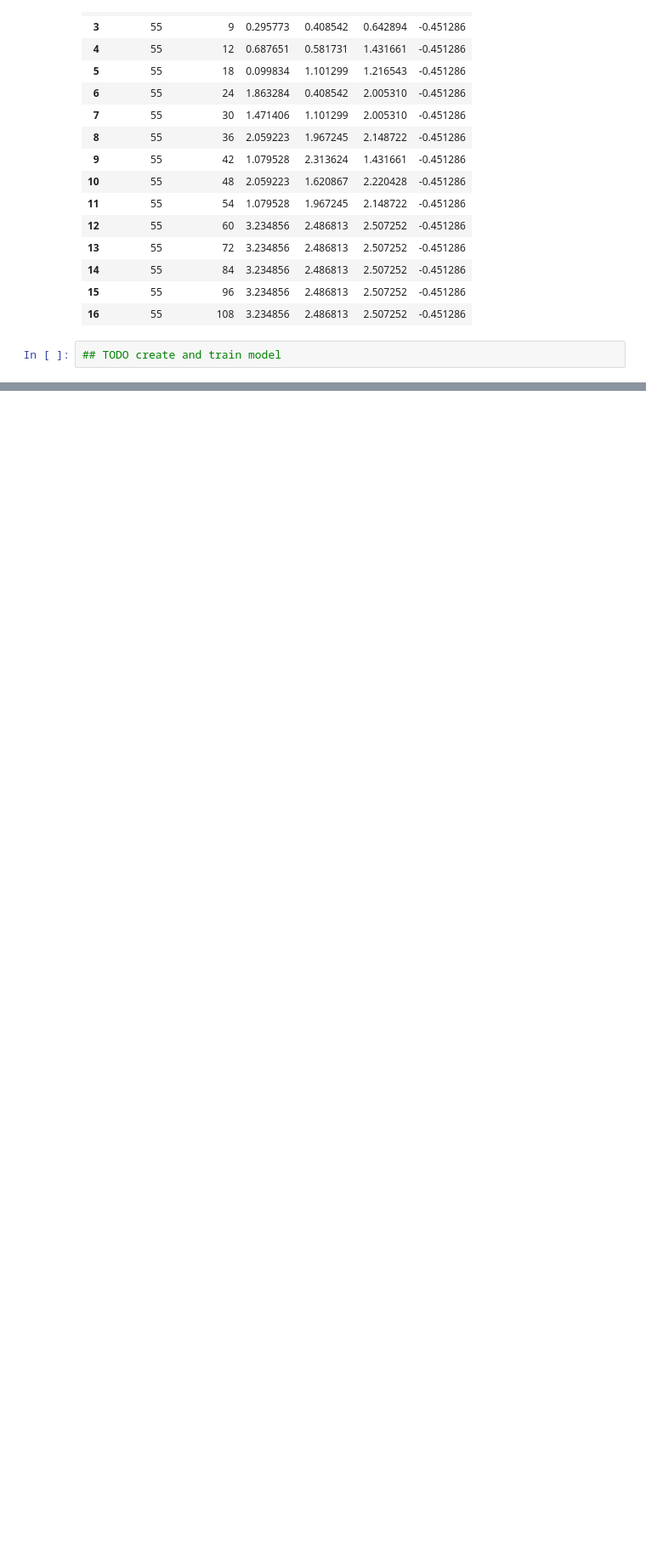
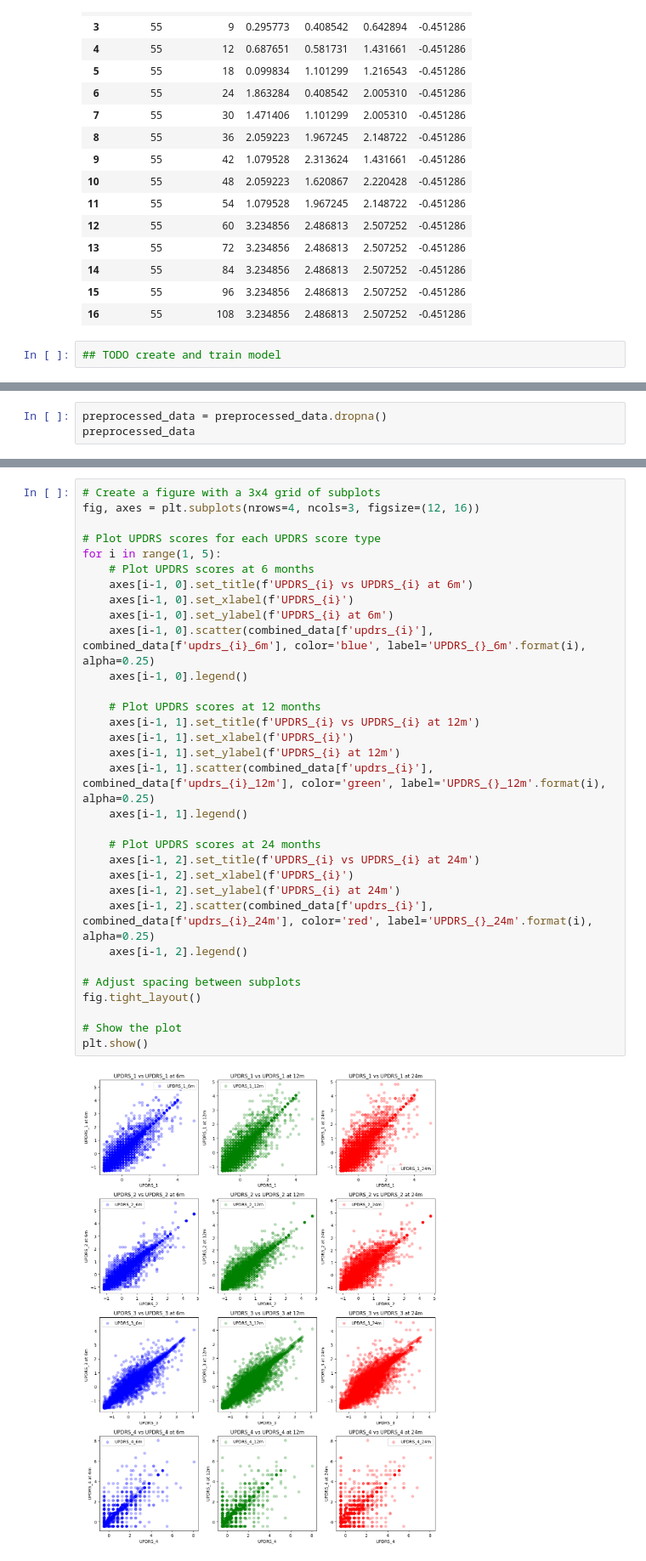
Before and after one commit to Nolasaurus/kaggle-amp-parkinsons, a Jupyter notebook: predict_future_UPDRS.ipynb, the cells around one changed output, grey strips where cells are left out. Shown at 85% size. Saved outputs shown, nothing was run; the diff lists cells and outputs as text; blank space fills up the shorter version.

```diff
--- a/predict_future_UPDRS.ipynb
+++ b/predict_future_UPDRS.ipynb
@@ -55,0 +107,3 @@ patient_data[55]
+# %%
+preprocessed_data = preprocessed_data.dropna()
+preprocessed_data
@@ -55,0 +273,34 @@ patient_data[55]
+# %%
+# Create a figure with a 3x4 grid of subplots
+fig, axes = plt.subplots(nrows=4, ncols=3, figsize=(12, 16))
+
+# Plot UPDRS scores for each UPDRS score type
+for i in range(1, 5):
+    # Plot UPDRS scores at 6 months
+    axes[i-1, 0].set_title(f'UPDRS_{i} vs UPDRS_{i} at 6m')
+    axes[i-1, 0].set_xlabel(f'UPDRS_{i}')
+    axes[i-1, 0].set_ylabel(f'UPDRS_{i} at 6m')
+    axes[i-1, 0].scatter(combined_data[f'updrs_{i}'], combined_data[f'updrs_{i}_6m'], color='blue', label='UPDRS_{}_6m'.format(i), alpha=0.25)
+    axes[i-1, 0].legend()
+
+    # Plot UPDRS scores at 12 months
+    axes[i-1, 1].set_title(f'UPDRS_{i} vs UPDRS_{i} at 12m')
+    axes[i-1, 1].set_xlabel(f'UPDRS_{i}')
+    axes[i-1, 1].set_ylabel(f'UPDRS_{i} at 12m')
+    axes[i-1, 1].scatter(combined_data[f'updrs_{i}'], combined_data[f'updrs_{i}_12m'], color='green', label='UPDRS_{}_12m'.format(i), alpha=0.25)
+    axes[i-1, 1].legend()
+
+    # Plot UPDRS scores at 24 months
+    axes[i-1, 2].set_title(f'UPDRS_{i} vs UPDRS_{i} at 24m')
+    axes[i-1, 2].set_xlabel(f'UPDRS_{i}')
+    axes[i-1, 2].set_ylabel(f'UPDRS_{i} at 24m')
+    axes[i-1, 2].scatter(combined_data[f'updrs_{i}'], combined_data[f'updrs_{i}_24m'], color='red', label='UPDRS_{}_24m'.format(i), alpha=0.25)
+    axes[i-1, 2].legend()
+
+# Adjust spacing between subplots
+fig.tight_layout()
+
+# Show the plot
+plt.show()
+# %% [output]
+[figure, added]
```
Also changed, not shown: parts of 25 cells of this notebook, 31 other files.
